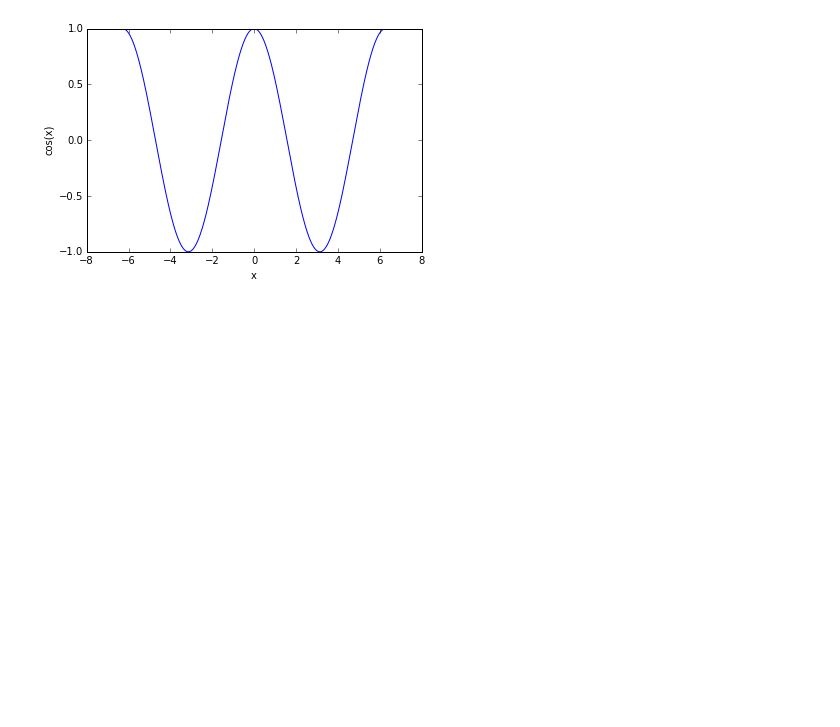
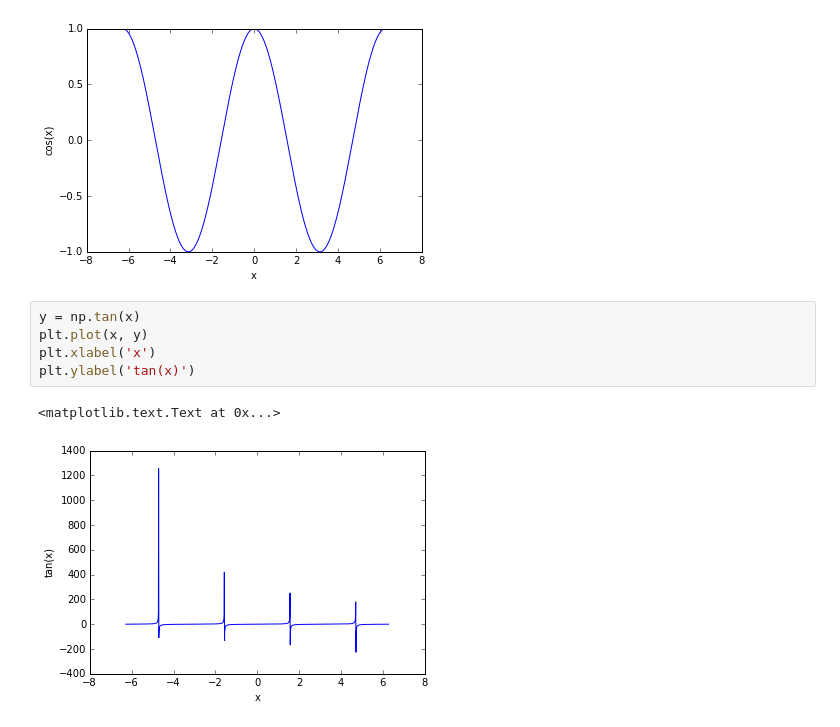
Before and after one commit to GitUGR/project_ir, a Jupyter notebook: trig.ipynb, the cells around one changed output. Saved outputs shown, nothing was run; the diff lists cells and outputs as text; blank space fills up the shorter version.

```diff
--- a/trig.ipynb
+++ b/trig.ipynb
@@ -20,3 +20,11 @@ plt.ylabel('cos(x)')
 # %% [output]
 <matplotlib.text.Text at 0x...>
 [figure]
+# %%
+y = np.tan(x)
+plt.plot(x, y)
+plt.xlabel('x')
+plt.ylabel('tan(x)')
+# %% [output]
+<matplotlib.text.Text at 0x...>
+[figure, added]
```
